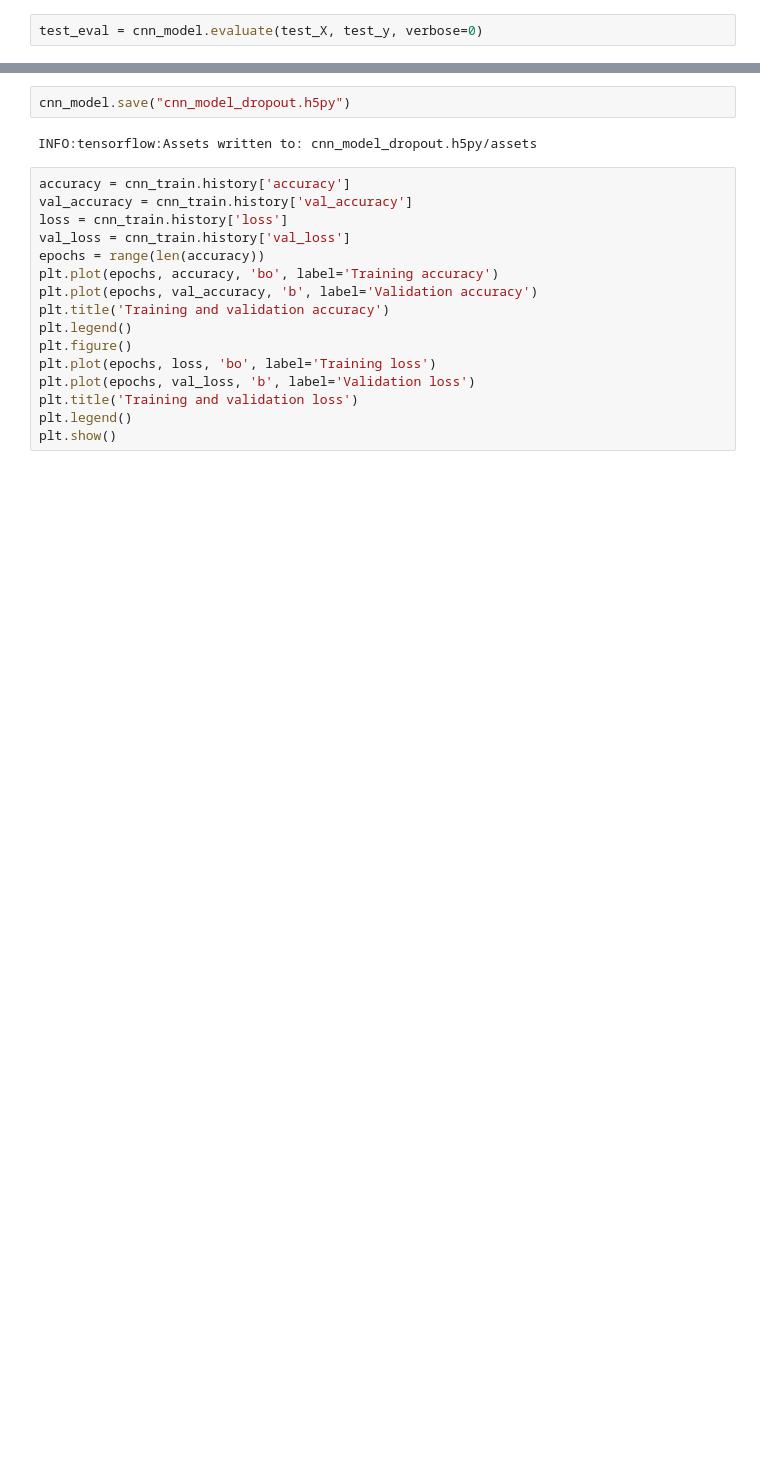
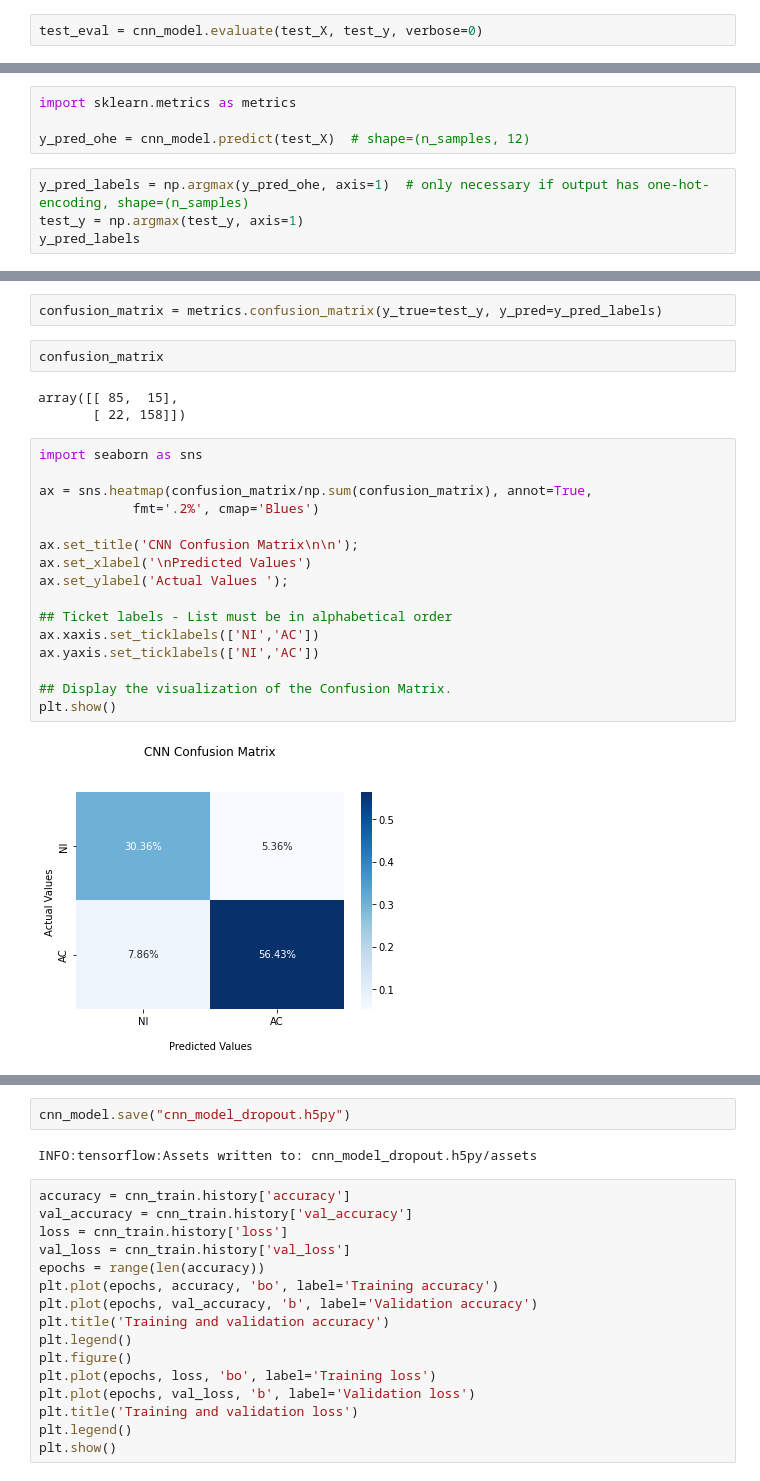
Before and after one commit to antagonisuto/thesis-code, a Jupyter notebook: Thesis_trials.ipynb, the cells around one changed output, grey strips where cells are left out. Saved outputs shown, nothing was run; the diff lists cells and outputs as text; blank space fills up the shorter version.

```diff
--- a/Thesis_trials.ipynb
+++ b/Thesis_trials.ipynb
@@ -501,0 +535,8 @@ test_eval = cnn_model.evaluate(test_X, test_y, verbose=0)
+# %%
+import sklearn.metrics as metrics
+
+y_pred_ohe = cnn_model.predict(test_X)  # shape=(n_samples, 12)
+# %%
+y_pred_labels = np.argmax(y_pred_ohe, axis=1)  # only necessary if output has one-hot-encoding, shape=(n_samples)
+test_y = np.argmax(test_y, axis=1)
+y_pred_labels
@@ -501,0 +557,25 @@ test_eval = cnn_model.evaluate(test_X, test_y, verbose=0)
+# %%
+confusion_matrix = metrics.confusion_matrix(y_true=test_y, y_pred=y_pred_labels)
+# %%
+confusion_matrix
+# %% [output]
+array([[ 85,  15],
+       [ 22, 158]])
+# %%
+import seaborn as sns
+
+ax = sns.heatmap(confusion_matrix/np.sum(confusion_matrix), annot=True,
+            fmt='.2%', cmap='Blues')
+
+ax.set_title('CNN Confusion Matrix\n\n');
+ax.set_xlabel('\nPredicted Values')
+ax.set_ylabel('Actual Values ');
+
+## Ticket labels - List must be in alphabetical order
+ax.xaxis.set_ticklabels(['NI','AC'])
+ax.yaxis.set_ticklabels(['NI','AC'])
+
+## Display the visualization of the Confusion Matrix.
+plt.show()
+# %% [output]
+[figure, added]
```
Also changed, not shown: parts of 26 cells of this notebook.
